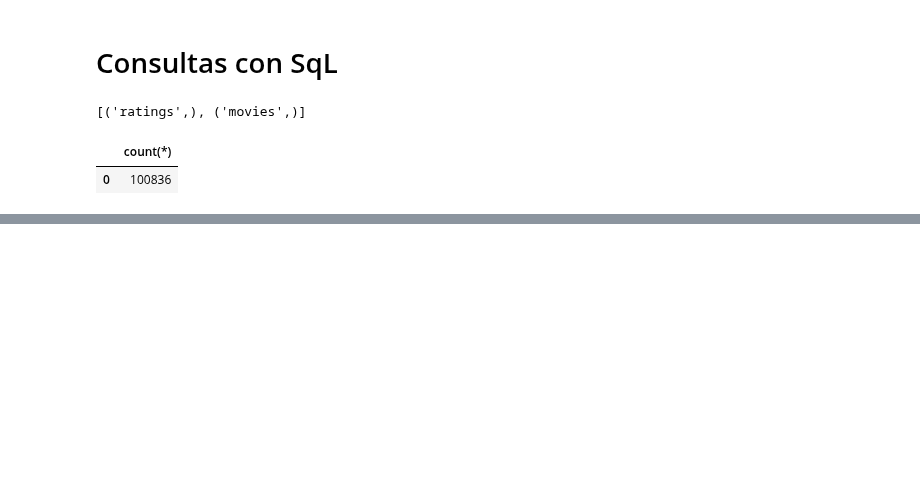
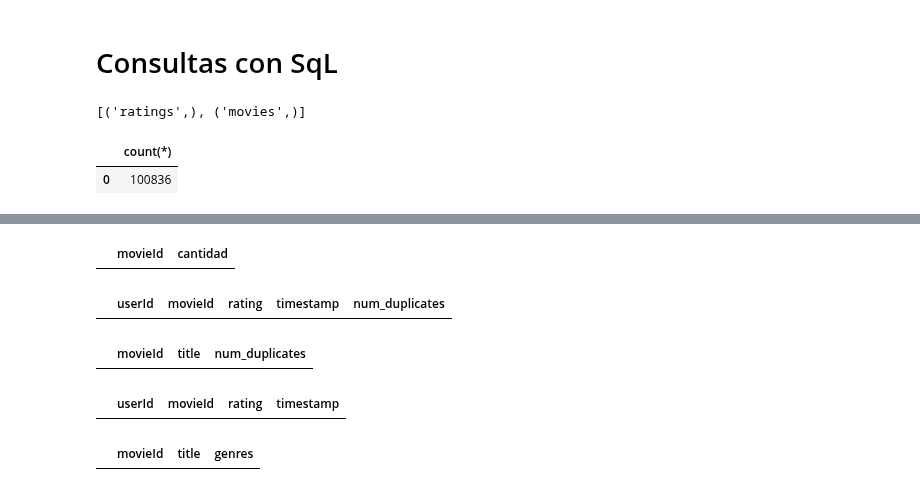
Before and after one commit to DanielMerkdo/ensayo, a Jupyter notebook: proyecto1_aa.ipynb, the cells around one changed output, grey strips where cells are left out. Saved outputs shown, nothing was run; the diff lists cells and outputs as text; code cells hidden in the pictures; blank space fills up the shorter version.

```diff
--- a/proyecto1_aa.ipynb
+++ b/proyecto1_aa.ipynb
@@ -168,0 +231,79 @@ pd.read_sql("select count(*) from ratings", conex)
+# %%
+# Consultar los movieId que aparecen más de una vez en la tabla movies
+query = """
+SELECT
+  movieId,
+  COUNT(*) AS cantidad
+FROM movies
+GROUP BY movieId
+HAVING COUNT(*) > 1;
+"""
+df_movie_counts = pd.read_sql(query, conex)
+df_movie_counts
+# %% [output]
+|  | movieId | cantidad |
+# %%
+# Consultar registros duplicados en la tabla ratings
+query = """
+SELECT
+    userId,
+    movieId,
+    rating,
+    timestamp,
+    COUNT(*) AS num_duplicates
+FROM
+    ratings
+GROUP BY
+    userId,
+    movieId,
+    rating,
+    timestamp
+HAVING
+    COUNT(*) > 1;
+"""
+duplicate_records = pd.read_sql(query, conex)
+duplicate_records
+# %% [output]
+|  | userId | movieId | rating | timestamp | num_duplicates |
+# %%
+# Consultar registros duplicados en la tabla movies
+query = """
+SELECT
+    movieId,
+    title,
+    COUNT(*) AS num_duplicates
+FROM
+    movies
+GROUP BY
+    movieId,
+    title
+HAVING
+    COUNT(*) > 1;
+"""
+
+duplicate_records = pd.read_sql(query, conex)
+duplicate_records
+# %% [output]
+|  | movieId | title | num_duplicates |
+# %%
+# Consultar datos nulos en la tabla ratings
+query = """
+SELECT *
+FROM ratings
+WHERE userId IS NULL OR movieId IS NULL OR rating IS NULL OR timestamp IS NULL;
+"""
+null_records = pd.read_sql(query, conex)
+null_records
+# %% [output]
+|  | userId | movieId | rating | timestamp |
+# %%
+# Consultar datos nulos
+query = """
+SELECT *
+FROM movies
+WHERE title IS NULL OR genres IS NULL;
+"""
+null_records = pd.read_sql(query, conex)
+null_records
+# %% [output]
+|  | movieId | title | genres |
```
Also changed, not shown: parts of 8 cells of this notebook.
